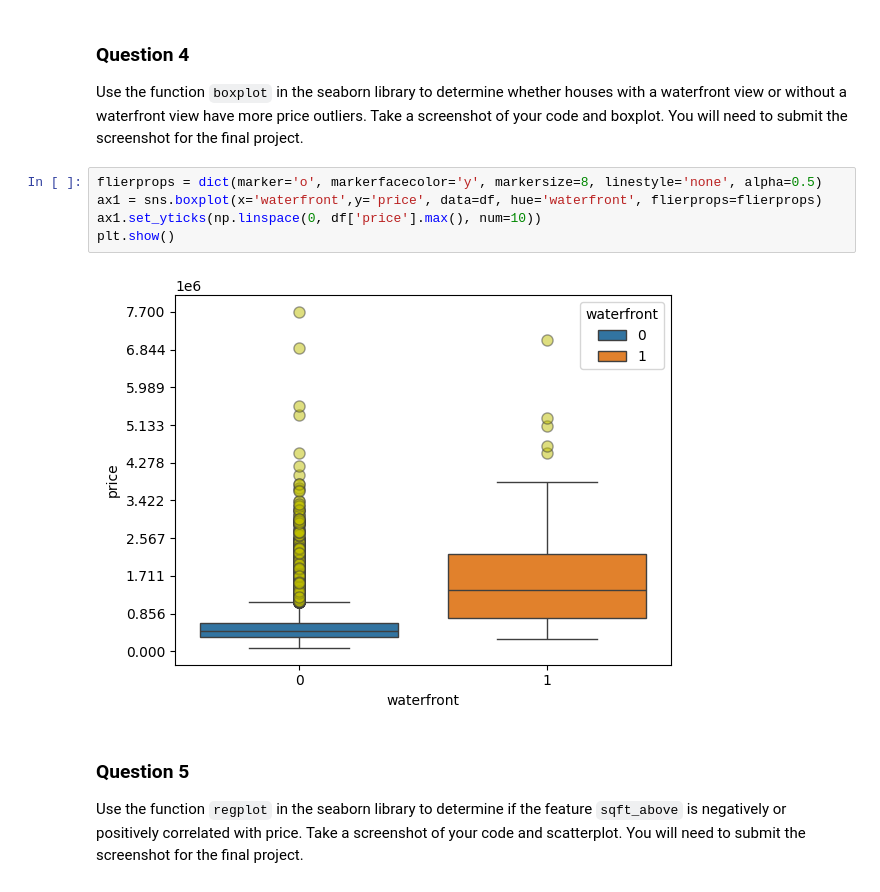
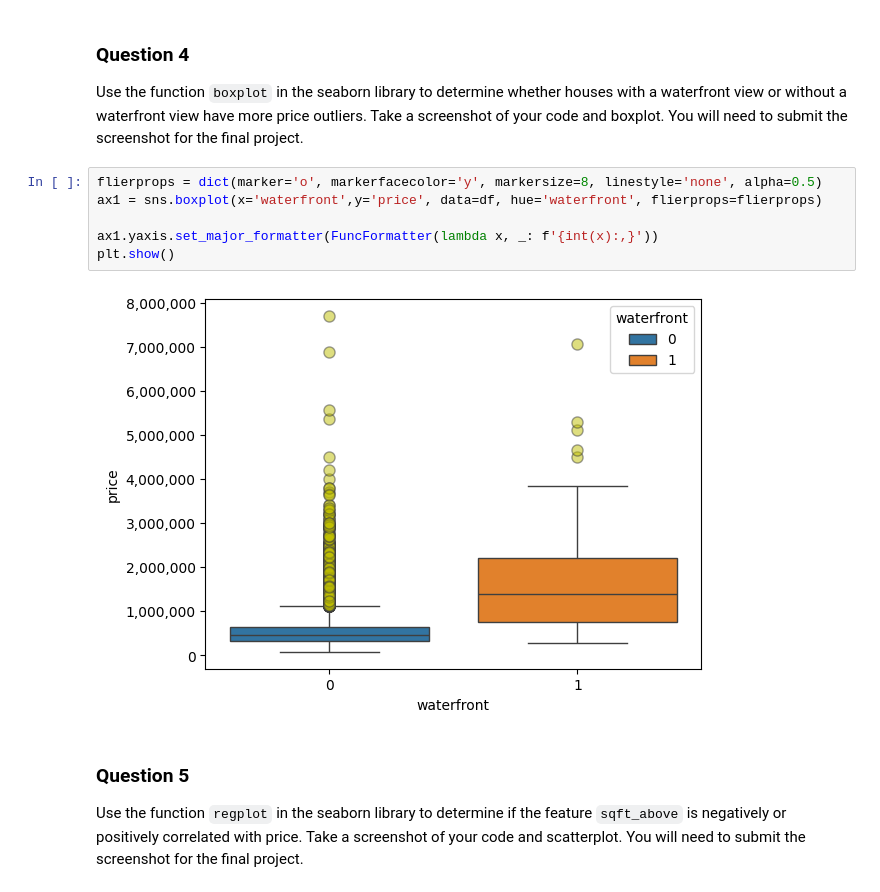
Before and after one commit to FS-coding/Coursera-IBM-Data_Science-FS, a Jupyter notebook: Data Analysis with Python/House_Sales_in_King_Count_USA-20231003-1696291200.jupyterlite.ipynb, the cells around one changed output. Drawn from its saved outputs; the diff is of its cells as text.

```diff
--- a/Data Analysis with Python/House_Sales_in_King_Count_USA-20231003-1696291200.jupyterlite.ipynb
+++ b/Data Analysis with Python/House_Sales_in_King_Count_USA-20231003-1696291200.jupyterlite.ipynb
@@ -230,10 +231,11 @@ Use the function <code>boxplot</code> in the seaborn library  to  determine whet
 # %%
 flierprops = dict(marker='o', markerfacecolor='y', markersize=8, linestyle='none', alpha=0.5)
 ax1 = sns.boxplot(x='waterfront',y='price', data=df, hue='waterfront', flierprops=flierprops)
-ax1.set_yticks(np.linspace(0, df['price'].max(), num=10))
+
+ax1.yaxis.set_major_formatter(FuncFormatter(lambda x, _: f'{int(x):,}'))
 plt.show()
 # %% [output]
-[figure, old version]
+[figure, new version]
 # %% [markdown]
 ### Question 5
 
```
Also changed, not shown: parts of 2 cells of this notebook.
